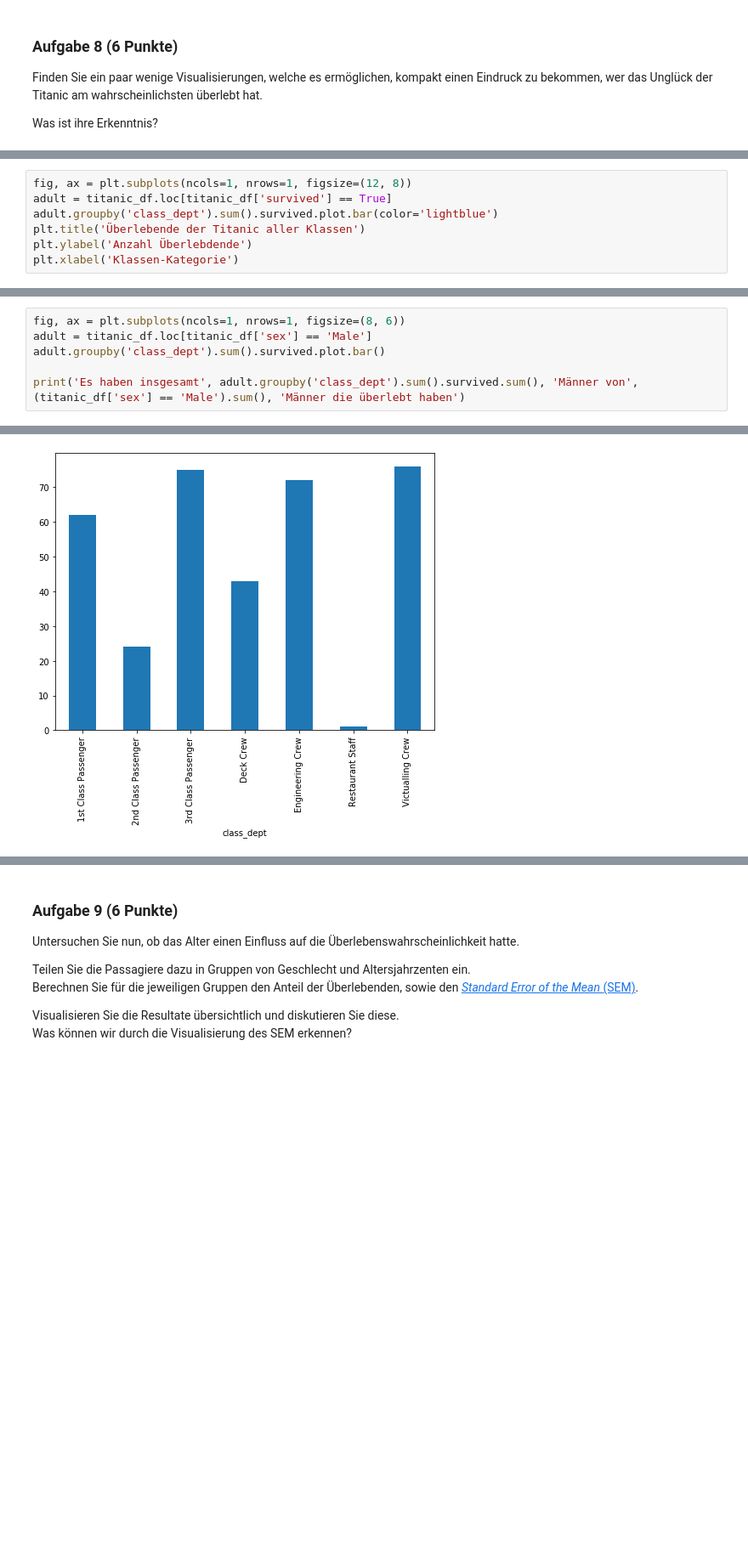
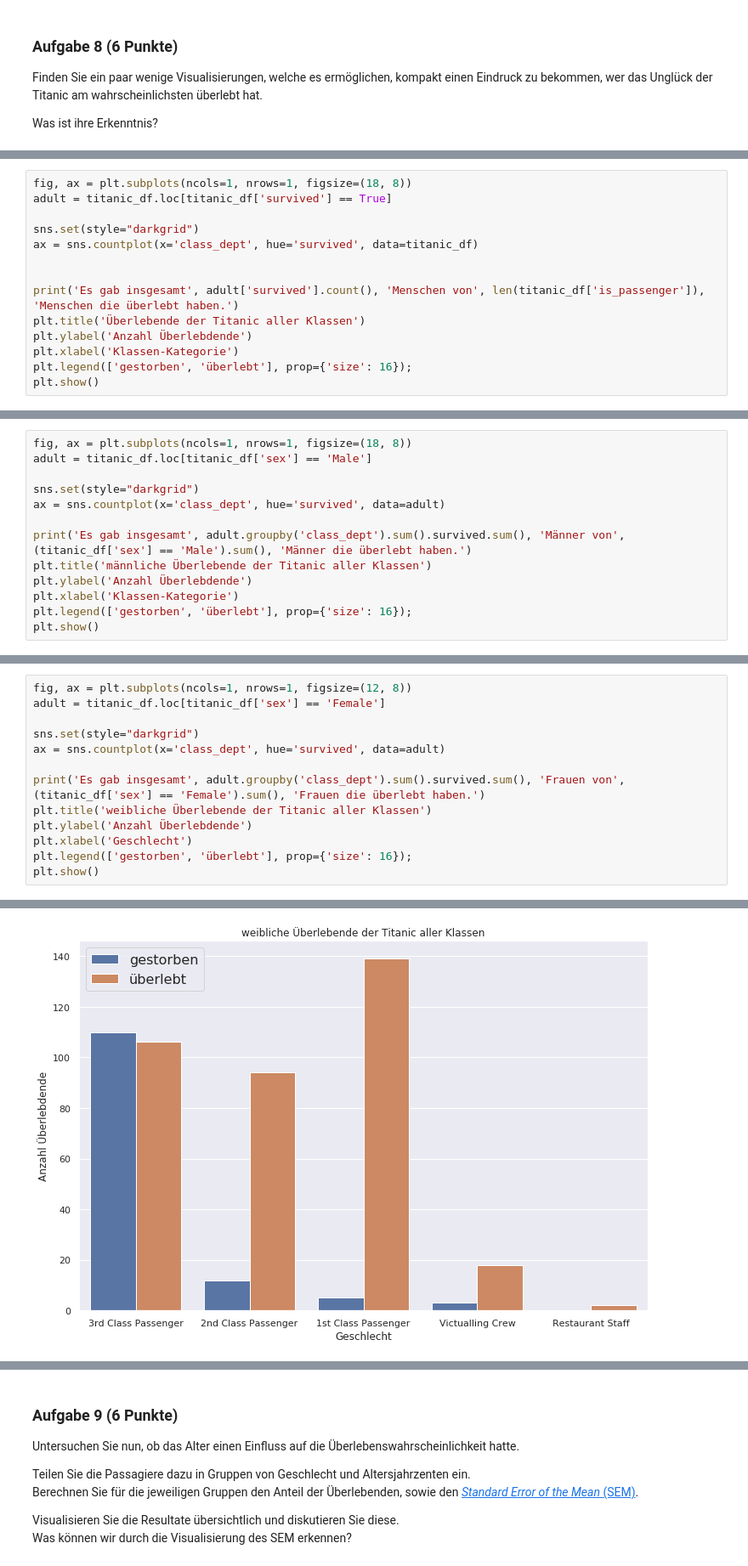
Before and after one commit to JuliaLauraMueller/dsp_hs2019, a Jupyter notebook: assignments/assignment11/exercise11.ipynb, the cells around one changed output, grey strips where cells are left out. Shown at 85% size. Saved outputs shown, nothing was run; the diff lists cells and outputs as text; blank space fills up the shorter version.

```diff
--- a/assignments/assignment11/exercise11.ipynb
+++ b/assignments/assignment11/exercise11.ipynb
@@ -482,0 +488,14 @@ plt.show()
+# %%
+fig, ax = plt.subplots(ncols=1, nrows=1, figsize=(18, 8))
+adult = titanic_df.loc[titanic_df['survived'] == True]
+
+sns.set(style="darkgrid")
+ax = sns.countplot(x='class_dept', hue='survived', data=titanic_df)
+
+
+print('Es gab insgesamt', adult['survived'].count(), 'Menschen von', len(titanic_df['is_passenger']), 'Menschen die überlebt haben.')
+plt.title('Überlebende der Titanic aller Klassen')
+plt.ylabel('Anzahl Überlebdende')
+plt.xlabel('Klassen-Kategorie')
+plt.legend(['gestorben', 'überlebt'], prop={'size': 16});
+plt.show()
@@ -483,8 +505,14 @@ plt.show()
 # %%
-fig, ax = plt.subplots(ncols=1, nrows=1, figsize=(12, 8))
-adult = titanic_df.loc[titanic_df['survived'] == True]
-adult.groupby('class_dept').sum().survived.plot.bar(color='lightblue')
-plt.title('Überlebende der Titanic aller Klassen')
+fig, ax = plt.subplots(ncols=1, nrows=1, figsize=(18, 8))
+adult = titanic_df.loc[titanic_df['sex'] == 'Male']
+
+sns.set(style="darkgrid")
+ax = sns.countplot(x='class_dept', hue='survived', data=adult)
+
+print('Es gab insgesamt', adult.groupby('class_dept').sum().survived.sum(), 'Männer von', (titanic_df['sex'] == 'Male').sum(), 'Männer die überlebt haben.')
+plt.title('männliche Überlebende der Titanic aller Klassen')
 plt.ylabel('Anzahl Überlebdende')
 plt.xlabel('Klassen-Kategorie')
+plt.legend(['gestorben', 'überlebt'], prop={'size': 16});
+plt.show()
 # %% [output]
@@ -493,7 +521,14 @@ Text(0.5, 0, 'Klassen-Kategorie')
 # %%
-fig, ax = plt.subplots(ncols=1, nrows=1, figsize=(8, 6))
-adult = titanic_df.loc[titanic_df['sex'] == 'Male']
-adult.groupby('class_dept').sum().survived.plot.bar()
+fig, ax = plt.subplots(ncols=1, nrows=1, figsize=(12, 8))
+adult = titanic_df.loc[titanic_df['sex'] == 'Female']
 
-print('Es haben insgesamt', adult.groupby('class_dept').sum().survived.sum(), 'Männer von', (titanic_df['sex'] == 'Male').sum(), 'Männer die überlebt haben')
+sns.set(style="darkgrid")
+ax = sns.countplot(x='class_dept', hue='survived', data=adult)
+
+print('Es gab insgesamt', adult.groupby('class_dept').sum().survived.sum(), 'Frauen von', (titanic_df['sex'] == 'Female').sum(), 'Frauen die überlebt haben.')
+plt.title('weibliche Überlebende der Titanic aller Klassen')
+plt.ylabel('Anzahl Überlebdende')
+plt.xlabel('Geschlecht')
+plt.legend(['gestorben', 'überlebt'], prop={'size': 16});
+plt.show()
 # %% [output]
@@ -501,2 +536,2 @@ Es haben insgesamt 353.0 Männer von 1719 Männer die überlebt haben
-[figure, old version]
+[figure, new version]
 # %%
```
Also changed, not shown: parts of 27 cells of this notebook, 1 other file.
